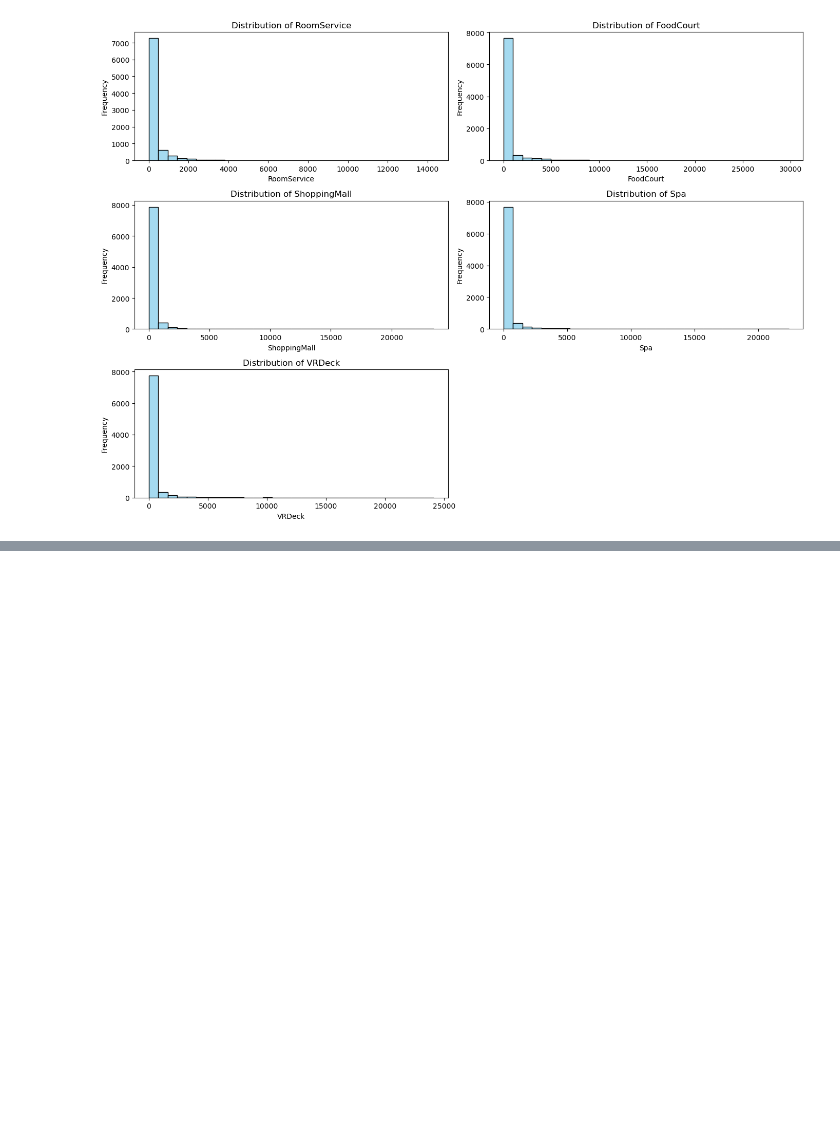
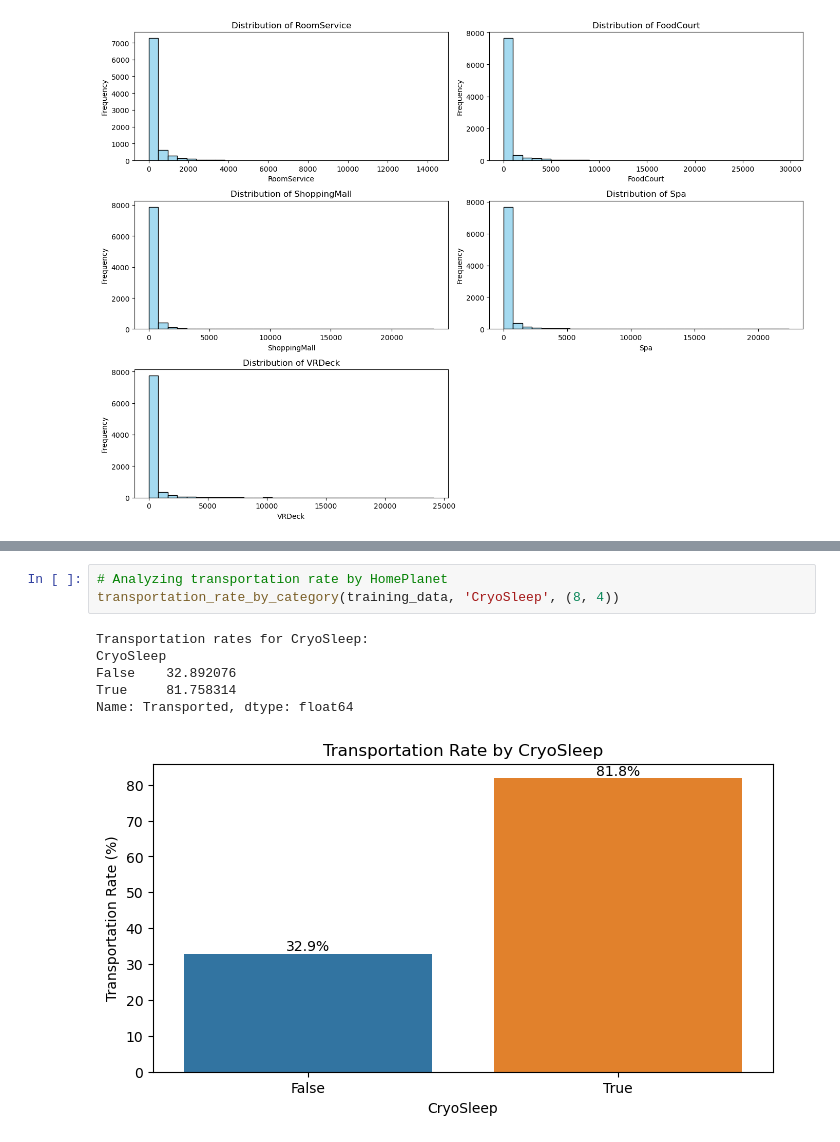
Before and after one commit to musahussain1/Assignment-2-Spaceship-Titanic, a Jupyter notebook: Spaceship Titanic Modeling Code.ipynb, the cells around one changed output, grey strips where cells are left out. Drawn from its saved outputs; the diff is of its cells as text; blank space fills up the shorter version.

```diff
--- a/Spaceship Titanic Modeling Code.ipynb
+++ b/Spaceship Titanic Modeling Code.ipynb
@@ -376,0 +415,10 @@ plt.show()
+# %%
+# Analyzing transportation rate by HomePlanet
+transportation_rate_by_category(training_data, 'CryoSleep', (8, 4))
+# %% [output]
+Transportation rates for CryoSleep:
+CryoSleep
+False    32.892076
+True     81.758314
+Name: Transported, dtype: float64
+[figure, added]
```
Also changed, not shown: parts of 5 cells of this notebook.
